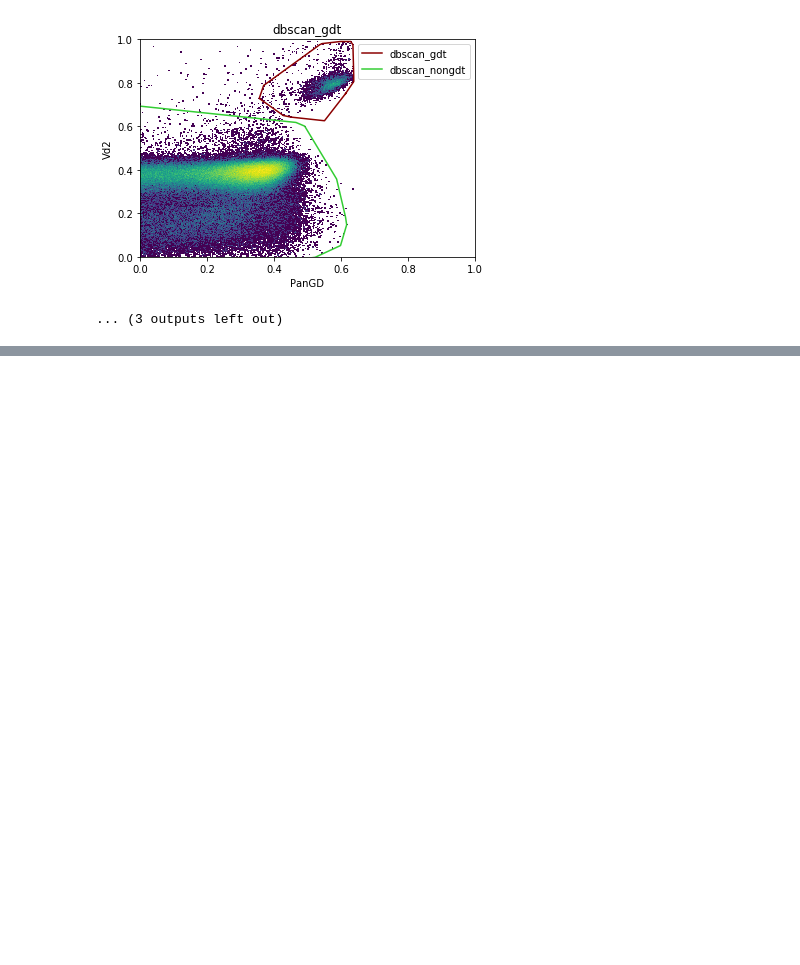
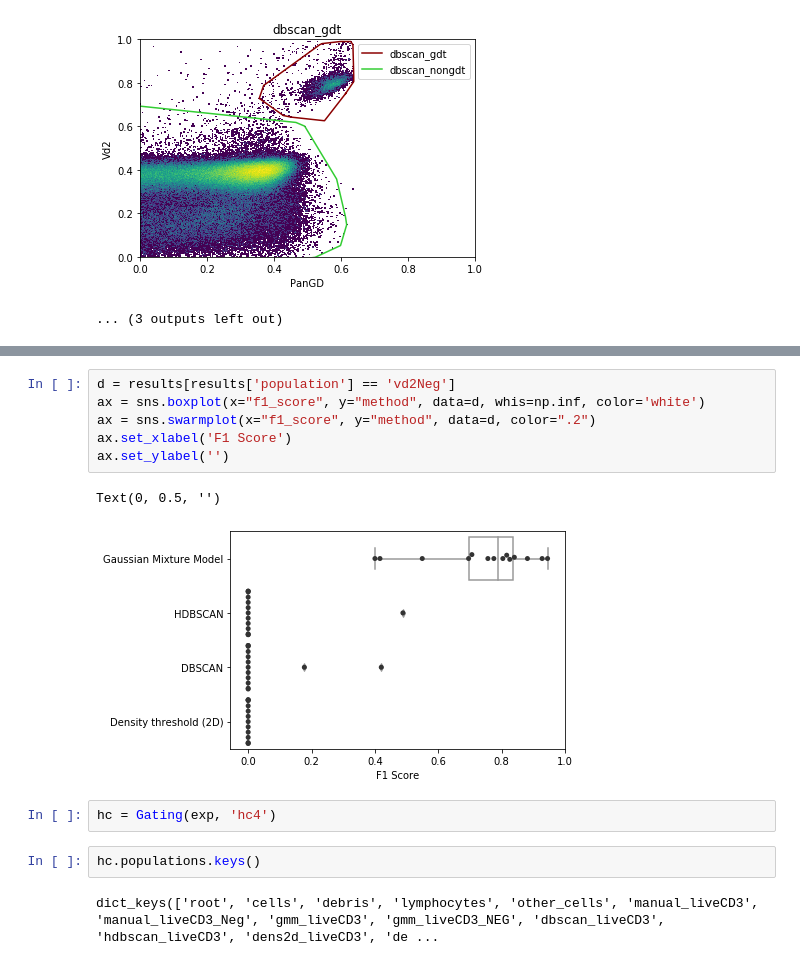
Before and after one commit to burtonrj/CytoPy, a Jupyter notebook: immunova/Notebooks/Testing/Population_Identification_Validation/GDT Cells.ipynb, the cells around one changed output, grey strips where cells are left out. Saved outputs shown, nothing was run; the diff lists cells and outputs as text; blank space fills up the shorter version.

```diff
--- a/immunova/Notebooks/Testing/Population_Identification_Validation/GDT Cells.ipynb
+++ b/immunova/Notebooks/Testing/Population_Identification_Validation/GDT Cells.ipynb
@@ -215,0 +329,15 @@ Complete!
+# %%
+d = results[results['population'] == 'vd2Neg']
+ax = sns.boxplot(x="f1_score", y="method", data=d, whis=np.inf, color='white')
+ax = sns.swarmplot(x="f1_score", y="method", data=d, color=".2")
+ax.set_xlabel('F1 Score')
+ax.set_ylabel('')
+# %% [output]
+Text(0, 0.5, '')
+[figure, added]
+# %%
+hc = Gating(exp, 'hc4')
+# %%
+hc.populations.keys()
+# %% [output]
+dict_keys(['root', 'cells', 'debris', 'lymphocytes', 'other_cells', 'manual_liveCD3', 'manual_liveCD3_Neg', 'gmm_liveCD3', 'gmm_liveCD3_NEG', 'dbscan_liveCD3', 'hdbscan_liveCD3', 'dens2d_liveCD3', 'de ...
```
Also changed, not shown: parts of 11 cells of this notebook, 1 other file.
